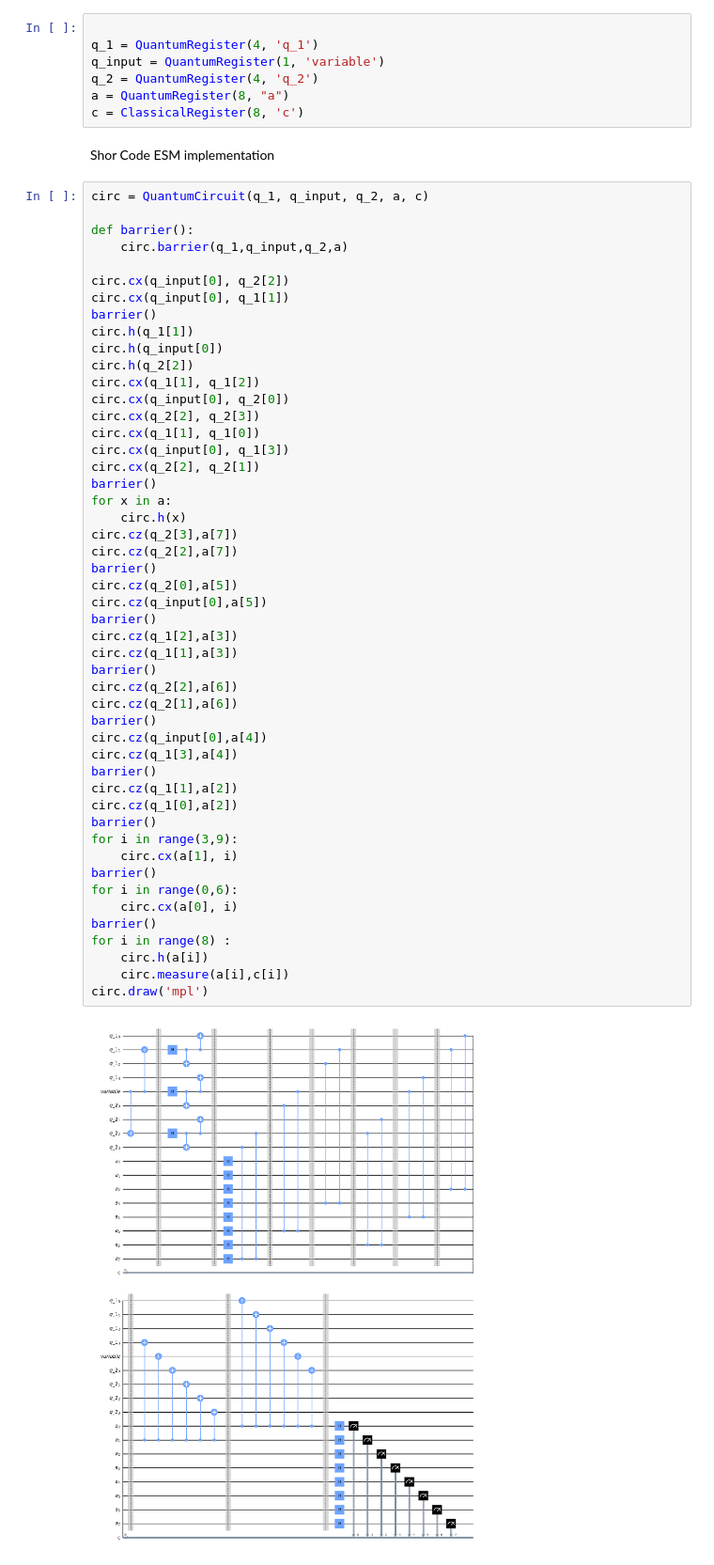
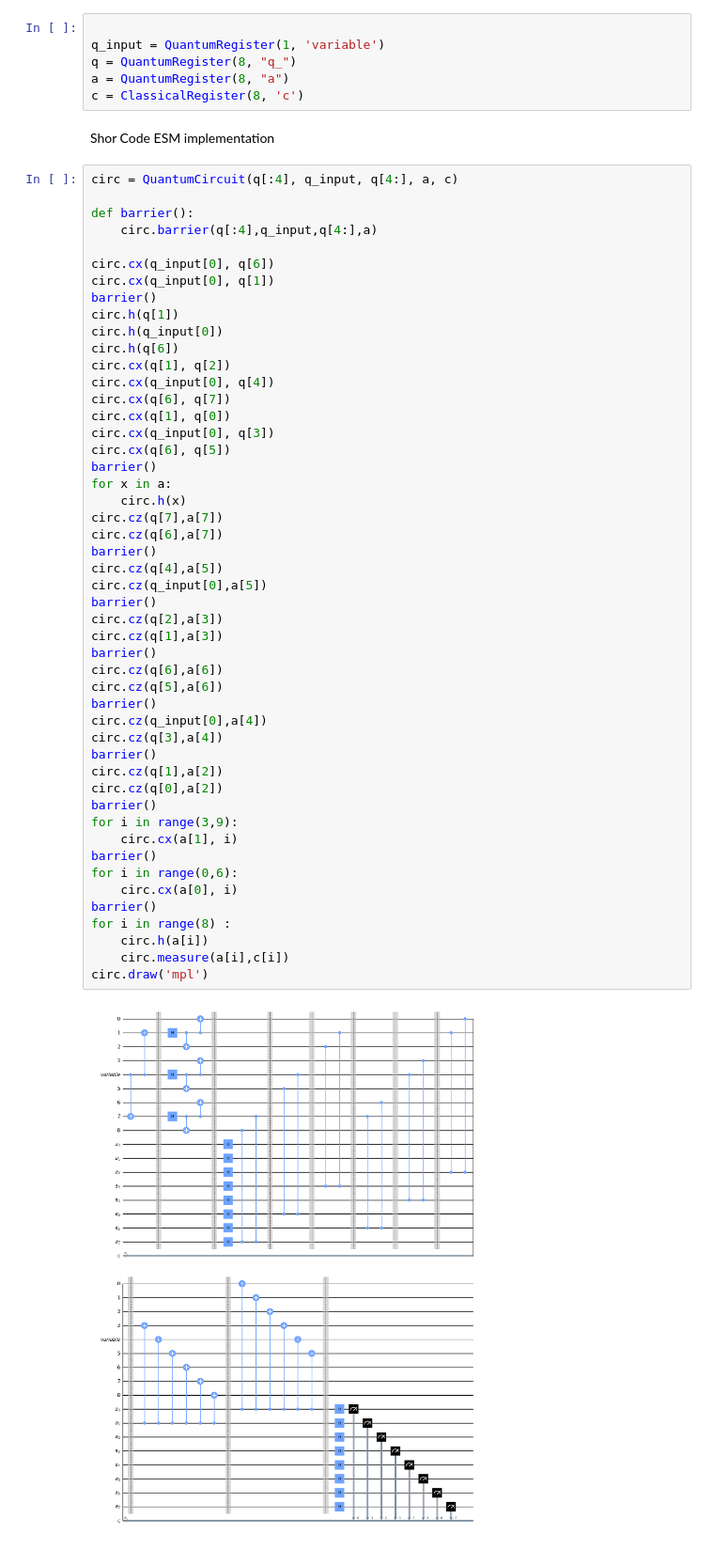
Before and after one commit to TomViiv/QuantumSummerSchool, a Jupyter notebook: ErrorCorrection.ipynb, the cells around one changed output. Shown: that part at 94% size. Cells and saved outputs as stored; diff of their text form.

```diff
--- a/ErrorCorrection.ipynb
+++ b/ErrorCorrection.ipynb
@@ -8,61 +9,60 @@ from qiskit import QuantumRegister, ClassicalRegister, QuantumCircuit
 from numpy import pi
 # %%
 
-q_1 = QuantumRegister(4, 'q_1')
 q_input = QuantumRegister(1, 'variable')
-q_2 = QuantumRegister(4, 'q_2')
+q = QuantumRegister(8, "q_")
 a = QuantumRegister(8, "a")
 c = ClassicalRegister(8, 'c')
 # %% [markdown]
 Shor Code ESM implementation
 # %%
-circ = QuantumCircuit(q_1, q_input, q_2, a, c)
+circ = QuantumCircuit(q[:4], q_input, q[4:], a, c)
 
 def barrier():
-    circ.barrier(q_1,q_input,q_2,a)
+    circ.barrier(q[:4],q_input,q[4:],a)
 
-circ.cx(q_input[0], q_2[2])
-circ.cx(q_input[0], q_1[1])
+circ.cx(q_input[0], q[6])
+circ.cx(q_input[0], q[1])
 barrier()
-circ.h(q_1[1])
+circ.h(q[1])
 circ.h(q_input[0])
-circ.h(q_2[2])
-circ.cx(q_1[1], q_1[2])
-circ.cx(q_input[0], q_2[0])
-circ.cx(q_2[2], q_2[3])
-circ.cx(q_1[1], q_1[0])
-circ.cx(q_input[0], q_1[3])
-circ.cx(q_2[2], q_2[1])
+circ.h(q[6])
+circ.cx(q[1], q[2])
+circ.cx(q_input[0], q[4])
+circ.cx(q[6], q[7])
+circ.cx(q[1], q[0])
+circ.cx(q_input[0], q[3])
+circ.cx(q[6], q[5])
 barrier()
 for x in a:
     circ.h(x)
-circ.cz(q_2[3],a[7])
-circ.cz(q_2[2],a[7])
+circ.cz(q[7],a[7])
+circ.cz(q[6],a[7])
 barrier()
-circ.cz(q_2[0],a[5])
+circ.cz(q[4],a[5])
 circ.cz(q_input[0],a[5])
 barrier()
-circ.cz(q_1[2],a[3])
-circ.cz(q_1[1],a[3])
+circ.cz(q[2],a[3])
+circ.cz(q[1],a[3])
 barrier()
-circ.cz(q_2[2],a[6])
-circ.cz(q_2[1],a[6])
+circ.cz(q[6],a[6])
+circ.cz(q[5],a[6])
 barrier()
 circ.cz(q_input[0],a[4])
-circ.cz(q_1[3],a[4])
+circ.cz(q[3],a[4])
 barrier()
-circ.cz(q_1[1],a[2])
-circ.cz(q_1[0],a[2])
+circ.cz(q[1],a[2])
+circ.cz(q[0],a[2])
 barrier()
 for i in range(3,9):
     circ.cx(a[1], i)
 barrier()
 for i in range(0,6):
     circ.cx(a[0], i)
 barrier()
 for i in range(8) :
     circ.h(a[i])
     circ.measure(a[i],c[i])
 circ.draw('mpl')
 # %% [output]
-[figure, old version]
+[figure, new version]
```
Also changed, not shown: parts of 3 cells of this notebook.
